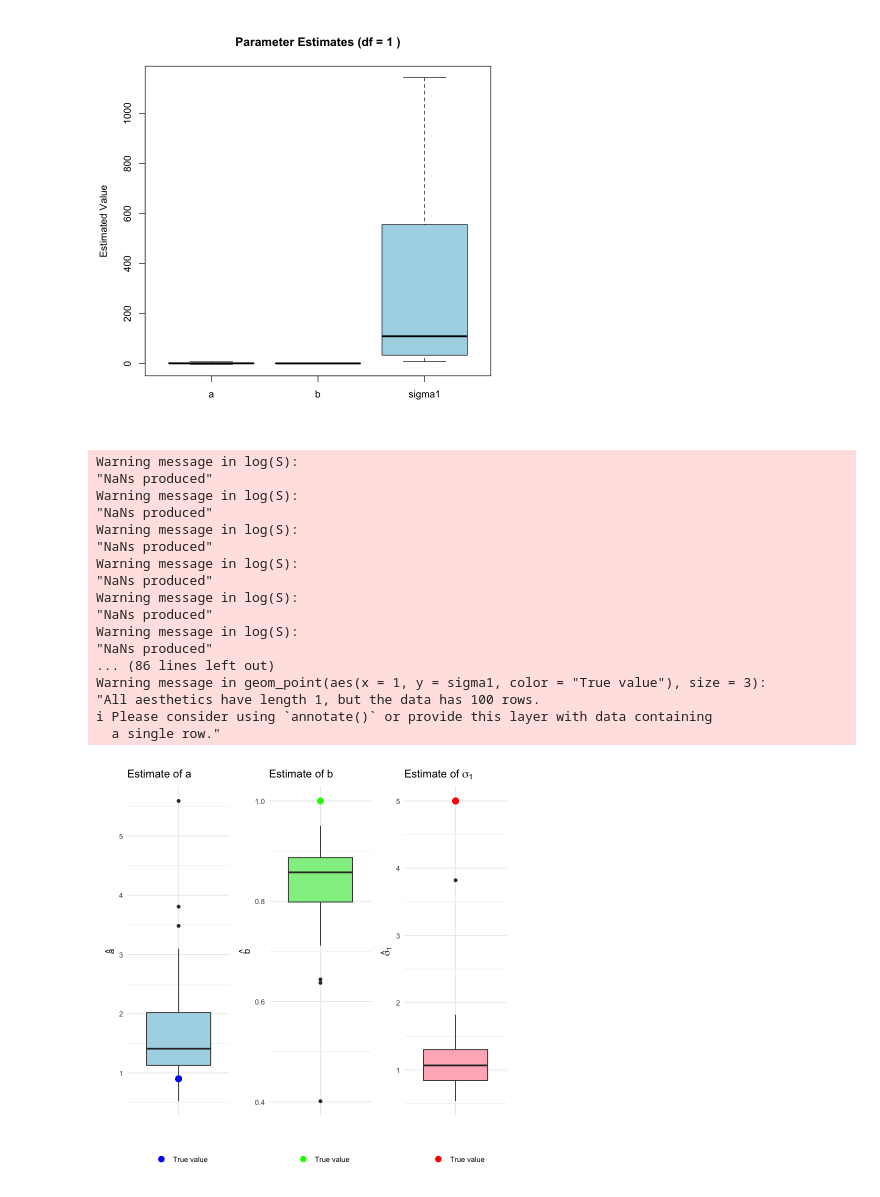
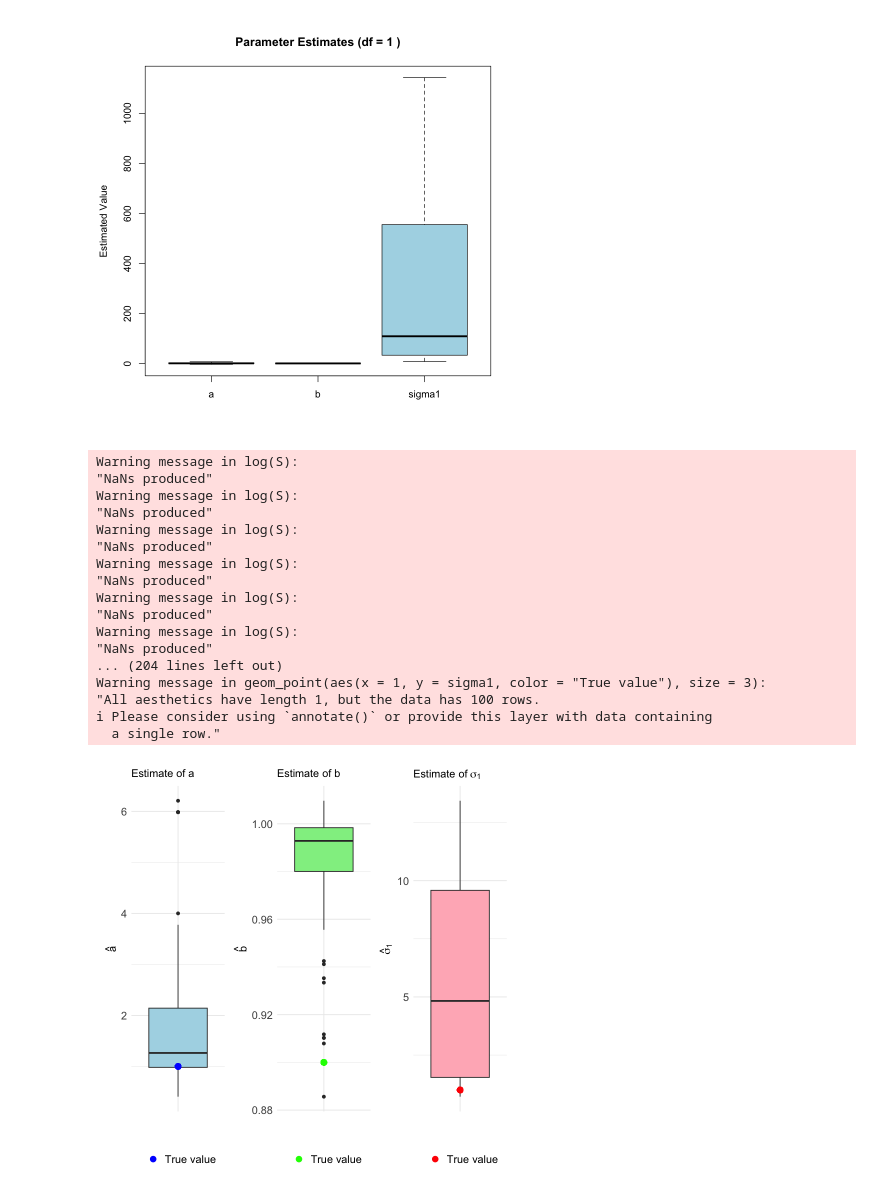
Before and after one commit to mathilderask/TimeSeriesAnalysis, a Jupyter notebook: Assignment4/opg1_nik.ipynb, the cells around one changed output. Saved outputs shown, nothing was run; the diff lists cells and outputs as text; code cells hidden in the pictures.

```diff
--- a/Assignment4/opg1_nik.ipynb
+++ b/Assignment4/opg1_nik.ipynb
@@ -290,8 +360,8 @@ library(ggplot2)
 library(patchwork)
 
 set.seed(25)
-A <- 0.9
-B <- 1
+A <- 1
+B <- 0.9
 C <- 1
 X0 <- 5
 n <- 100
@@ -324,7 +394,6 @@ for (v in 1:4) {
     )$par
   }
 
-  # Data frame for plotting
 est_df <- data.frame(
   a = Estimatedparameters[,1],
   b = Estimatedparameters[,2],
@@ -338,7 +407,14 @@ b1 <- ggplot(est_df, aes(x = "", y = a)) +
   scale_color_manual(name = "", values = c("True value" = "blue")) +  # Define color
   labs(title = "Estimate of a", y = expression(hat(a)), x = "") +
   theme_minimal() +
-  theme(legend.position = "bottom")  # Optional: place legend at bottom
+  theme(
+    axis.text = element_text(size = 13),
+    axis.title = element_text(size = 13),
+    legend.text = element_text(size = 13),
+    plot.title = element_text(size = 13),
+    legend.position = "bottom"
+
+  )  # Optional: place legend at bottom
 
 b2 <- ggplot(est_df, aes(x = "", y = b)) +
   geom_boxplot(fill = "lightgreen") +
@@ -346,39 +422,53 @@ b2 <- ggplot(est_df, aes(x = "", y = b)) +
   scale_color_manual(name = "", values = c("True value" = "green")) +
   labs(title = "Estimate of b", y = expression(hat(b)), x = "") +
   theme_minimal() +
-  theme(legend.position = "bottom")
+  theme(
+    axis.text = element_text(size = 13),
+    axis.title = element_text(size = 13),
+    legend.text = element_text(size = 13),
+    plot.title = element_text(size = 13),
+    legend.position = "bottom"
+
+  )
 
 b3 <- ggplot(est_df, aes(x = "", y = sigma)) +
   geom_boxplot(fill = "lightpink") +
   geom_point(aes(x = 1, y = sigma1, color = "True value"), size = 3) +
   scale_color_manual(name = "", values = c("True value" = "red")) +
   labs(title = expression("Estimate of" ~ sigma[1]), y = expression(hat(sigma)[1]), x = "") +
   theme_minimal() +
-  theme(legend.position = "bottom")
+  theme(
+    axis.text = element_text(size = 13),
+    axis.title = element_text(size = 13),
+    legend.text = element_text(size = 13),
+    plot.title = element_text(size = 13),
+    legend.position = "bottom"
+
+  )
 
   # Combine for this df
   plots_list[[v]] <- b1 | b2 | b3
 }
 
 # Now combine all 4 plots vertically
-plots_list[[1]]
+plots_list[[2]]
 # %% [output]
 Warning message in log(S):
 "NaNs produced"
 Warning message in log(S):
 "NaNs produced"
 Warning message in log(S):
 "NaNs produced"
 Warning message in log(S):
 "NaNs produced"
 Warning message in log(S):
 "NaNs produced"
 Warning message in log(S):
 "NaNs produced"
-... (86 lines left out)
+... (204 lines left out)
 Warning message in geom_point(aes(x = 1, y = sigma1, color = "True value"), size = 3):
 "All aesthetics have length 1, but the data has 100 rows.
 i Please consider using `annotate()` or provide this layer with data containing
   a single row."
-[figure, old version]
+[figure, new version]
 # %%
```
Also changed, not shown: parts of 4 cells of this notebook, 11 other files.
